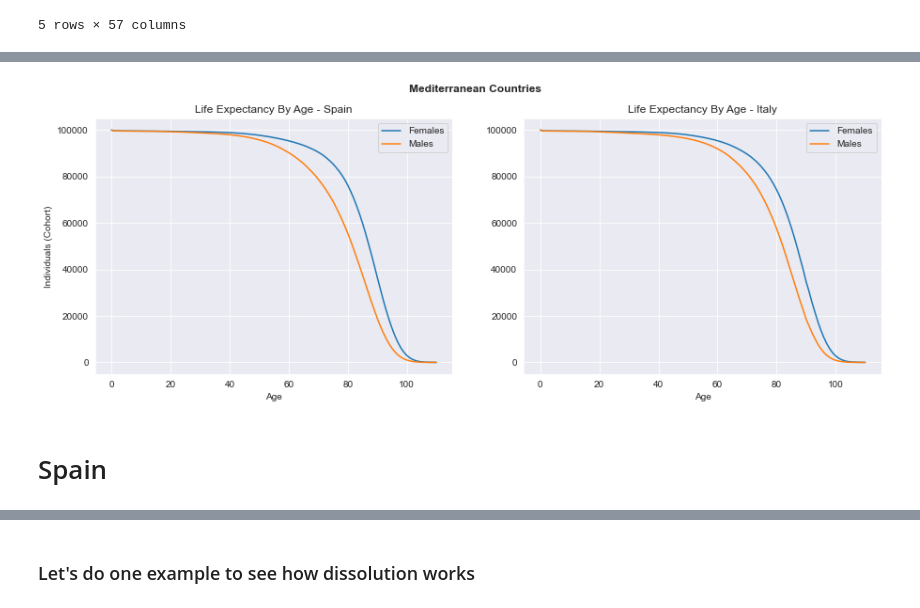
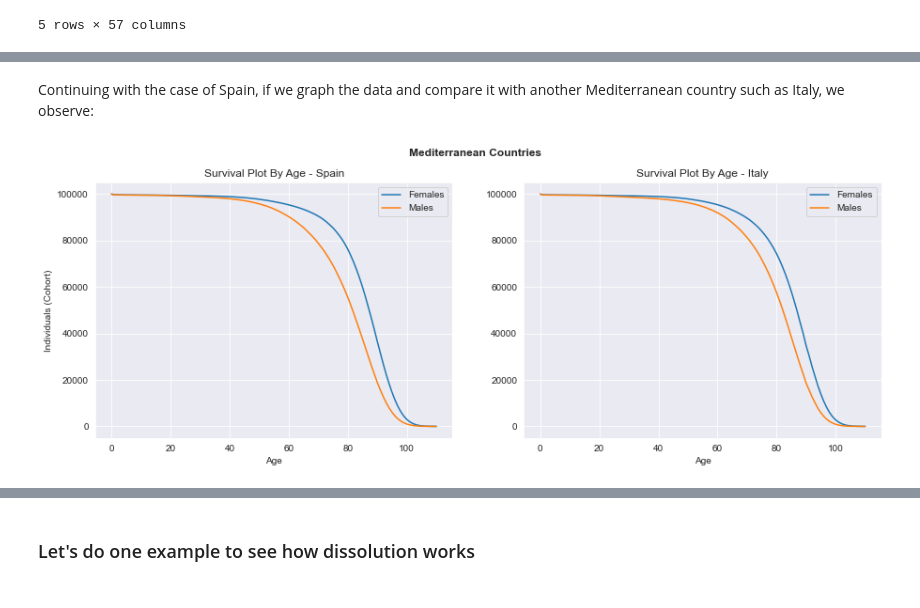
Before and after one commit to Joevalencia/Life-Actuarial-Statistics, a Jupyter notebook: Life Actuarial Study.ipynb, the cells around one changed output, grey strips where cells are left out. Saved outputs shown, nothing was run; the diff lists cells and outputs as text; code cells hidden in the pictures.

```diff
--- a/Life Actuarial Study.ipynb
+++ b/Life Actuarial Study.ipynb
@@ -96,21 +141,21 @@ The dataset was downloaded from **Kaggle**, it contains some countries of the G2
+# %% [markdown]
+Continuing with the case of Spain, if we graph the data and compare it with another Mediterranean country such as Italy, we observe:
 # %%
 plt.rcParams['figure.figsize'] = [15, 5]
 p1 = plt.subplot(1,2,1)
-plt.title('Life Expectancy By Age - Spain')
+plt.title('Survival Plot By Age - Spain')
 plt.xlabel('Age')
 plt.ylabel('Individuals (Cohort)')
 plt.plot(dataset.index, dataset.Spain_Female, label = 'Females')
 plt.plot(dataset.index, dataset.Spain_Male, label= 'Males')
 plt.legend(loc='best')
 p2 = plt.subplot(1,2,2)
-plt.title('Life Expectancy By Age - Italy')
+plt.title('Survival Plot By Age - Italy')
 plt.xlabel('Age')
 plt.suptitle('Mediterranean Countries', fontweight='bold')
 plt.plot(dataset.index, dataset.Italy_Female, label='Females')
 plt.plot(dataset.index, dataset.Italy_Male, label='Males')
 plt.legend(loc='best')
 plt.show()
 # %% [output]
-[figure, old version]
+[figure, new version]
-# %% [markdown]
-# Spain
```
Also changed, not shown: parts of 29 cells of this notebook, 1 other file.
